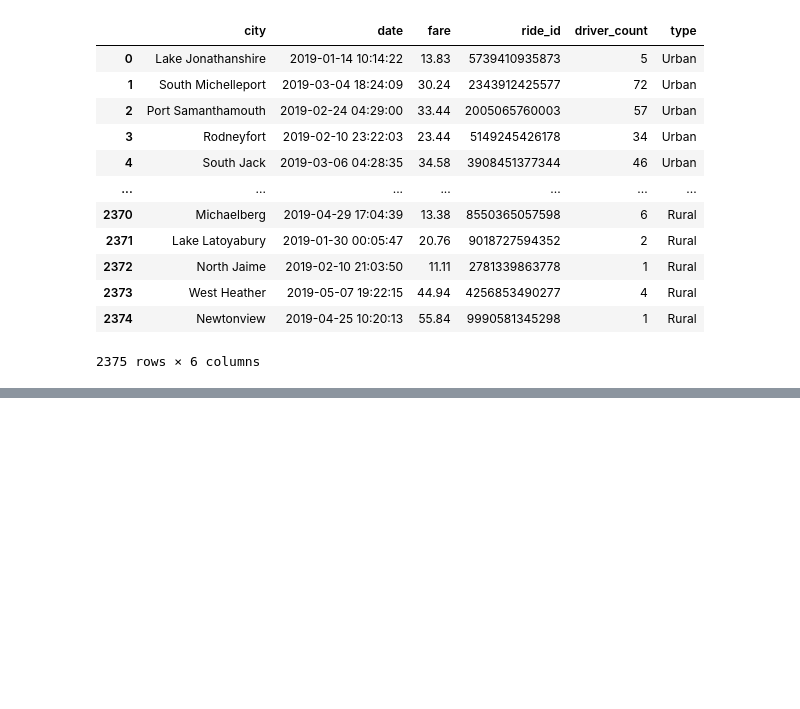
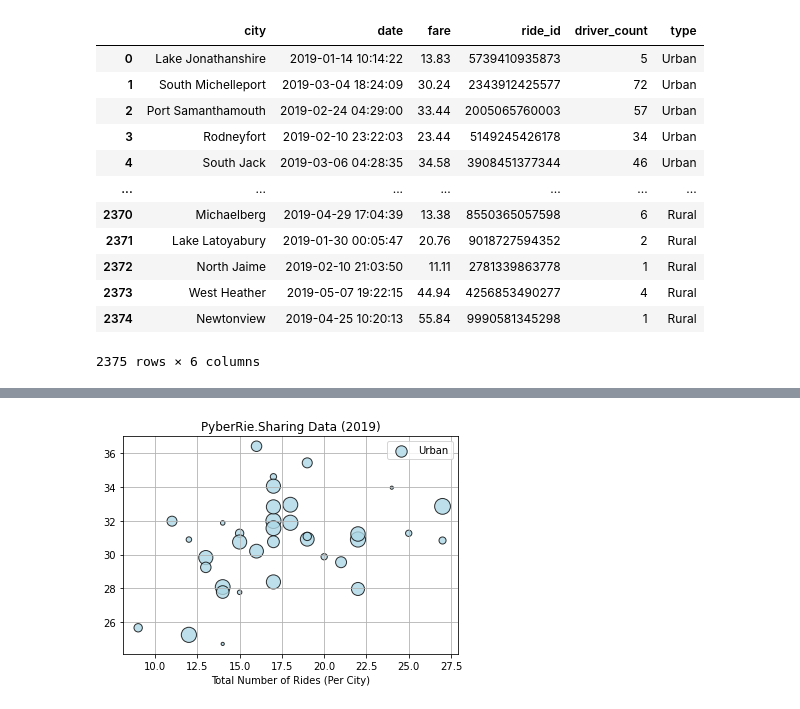
Before and after one commit to harg74/PyBer_Analysis, a Jupyter notebook: Pyber.ipynb, the cells around one changed output, grey strips where cells are left out. Cells and saved outputs as stored; diff of their text form; code cells hidden in the pictures; blank space fills up the shorter version.

```diff
--- a/Pyber.ipynb
+++ b/Pyber.ipynb
@@ -117,0 +114,2 @@ pyber_data_df
+# %%
+suburban_cities_df=pyber_data_df[pyber_data_df['type']=='Suburban']
@@ -117,0 +122,2 @@ pyber_data_df
+# %%
+suburban_ride_count=suburban_cities_df.groupby(['city']).count()['ride_id']
@@ -117,0 +130,2 @@ pyber_data_df
+# %%
+suburban_avg_fare=suburban_cities_df.groupby(['city']).mean()['fare']
@@ -117,0 +138,2 @@ pyber_data_df
+# %%
+suburban_driver_count=suburban_cities_df.groupby(['city']).mean()['driver_count']
@@ -117,0 +161,17 @@ pyber_data_df
+# %%
+#Suburban
+
+suburban_ride_count
+suburban_avg_fare
+
+plt.scatter(suburban_ride_count,
+            suburban_avg_fare,
+            s=10*suburban_driver_count,
+            label='Urban', c='lightblue',edgecolor='black', linewidths=1, alpha=.8)
+plt.grid(True)
+plt.legend()
+plt.title('PyberRie.Sharing Data (2019)')
+plt.xlabel('Total Number of Rides (Per City)')
+plt.show()
+# %% [output]
+[figure, added]
```
Also changed, not shown: parts of 18 cells of this notebook, 3 other files.
